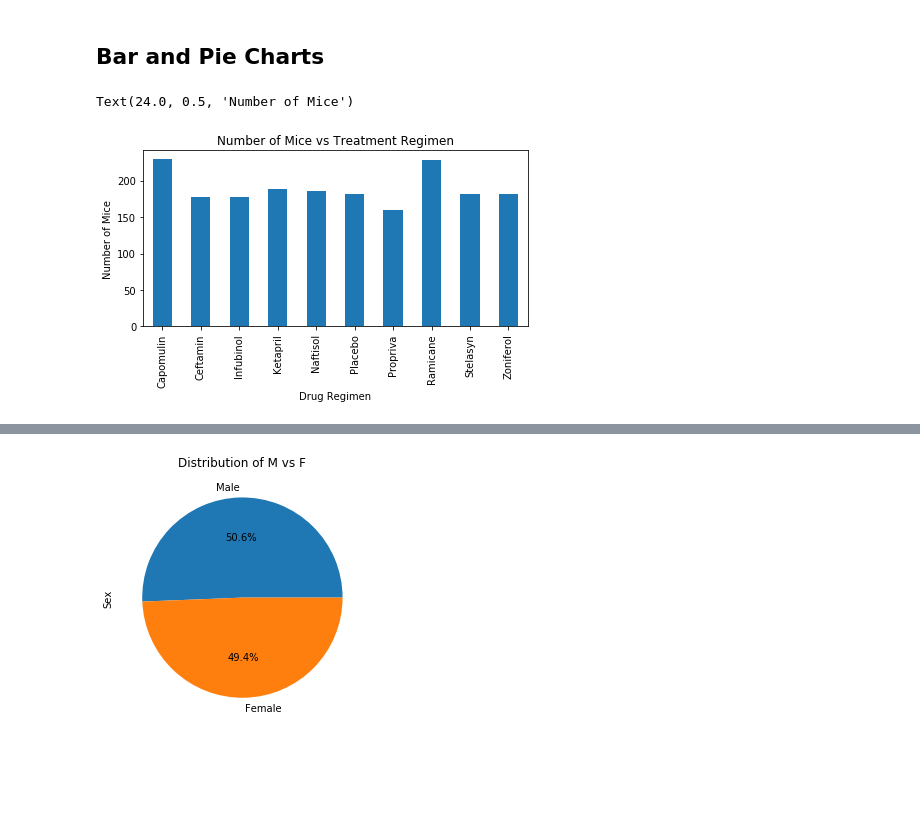
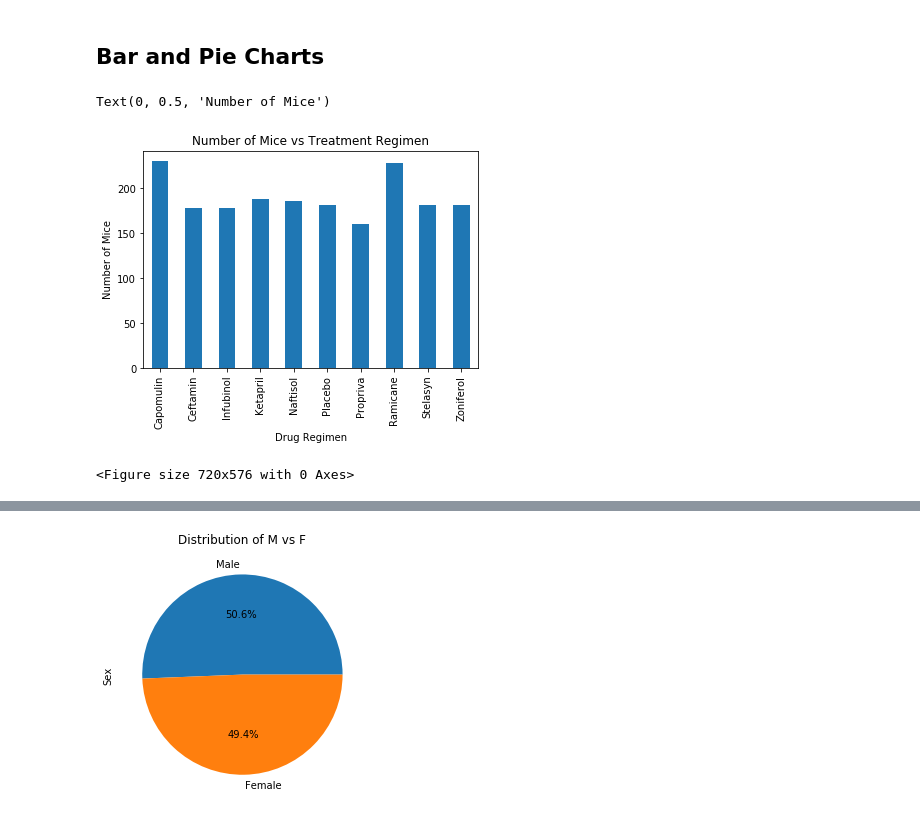
Before and after one commit to j1-aggie/5_MatPlotLib_Homework, a Jupyter notebook: pymaceuticals_starter.ipynb, the cells around one changed output, grey strips where cells are left out. Drawn from its saved outputs; the diff is of its cells as text; code cells hidden in the pictures; blank space fills up the shorter version.

```diff
--- a/pymaceuticals_starter.ipynb
+++ b/pymaceuticals_starter.ipynb
@@ -169,13 +170,15 @@ table_comp.assign(Median=ms_median,Variance=ms_variance,Std_deviation=ms_standar
 # %%
 # Generate a bar plot showing the total number of mice for each treatment throughout the course of the study using pandas.
 barpd_data = clean_data.groupby('Drug Regimen').count()['Mouse ID']
 bar_plot_data = barpd_data.plot.bar(rot='vertical',title='Number of Mice vs Treatment Regimen')
+plt.figure(figsize=(10,8))
 plt.tight_layout()
 bar_plot_data.set_xlabel("Drug Regimen")
 bar_plot_data.set_ylabel("Number of Mice")
 # %% [output]
-Text(24.0, 0.5, 'Number of Mice')
+Text(0, 0.5, 'Number of Mice')
-[figure, old version]
+[figure, new version]
+<Figure size 720x576 with 0 Axes>
 # %%
 # Generate a bar plot showing the total number of mice for each treatment throughout the course of the study using pyplot.
 barpd_data = np.arange(len(table_mean_df))
```
Also changed, not shown: parts of 7 cells of this notebook.
